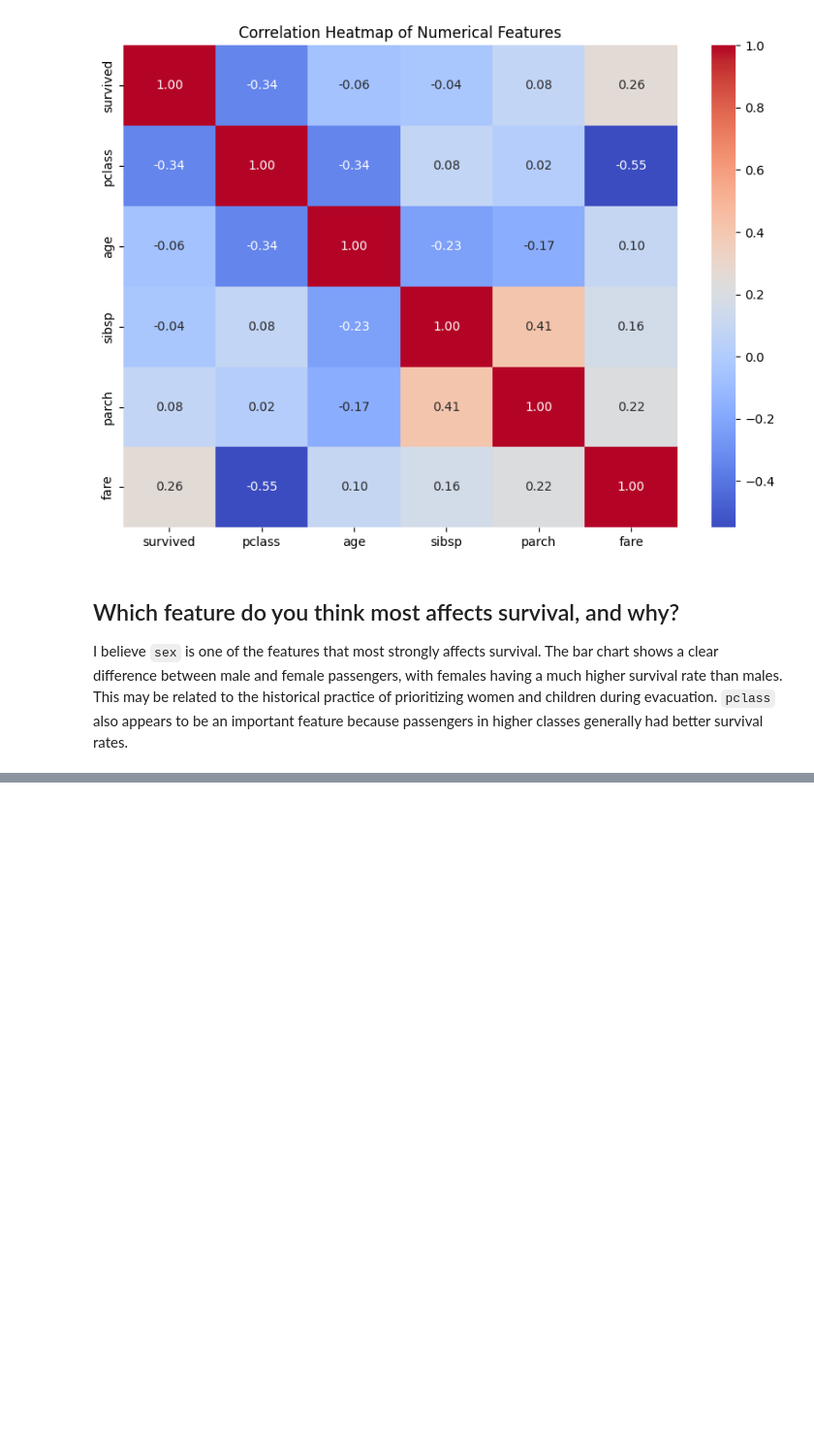
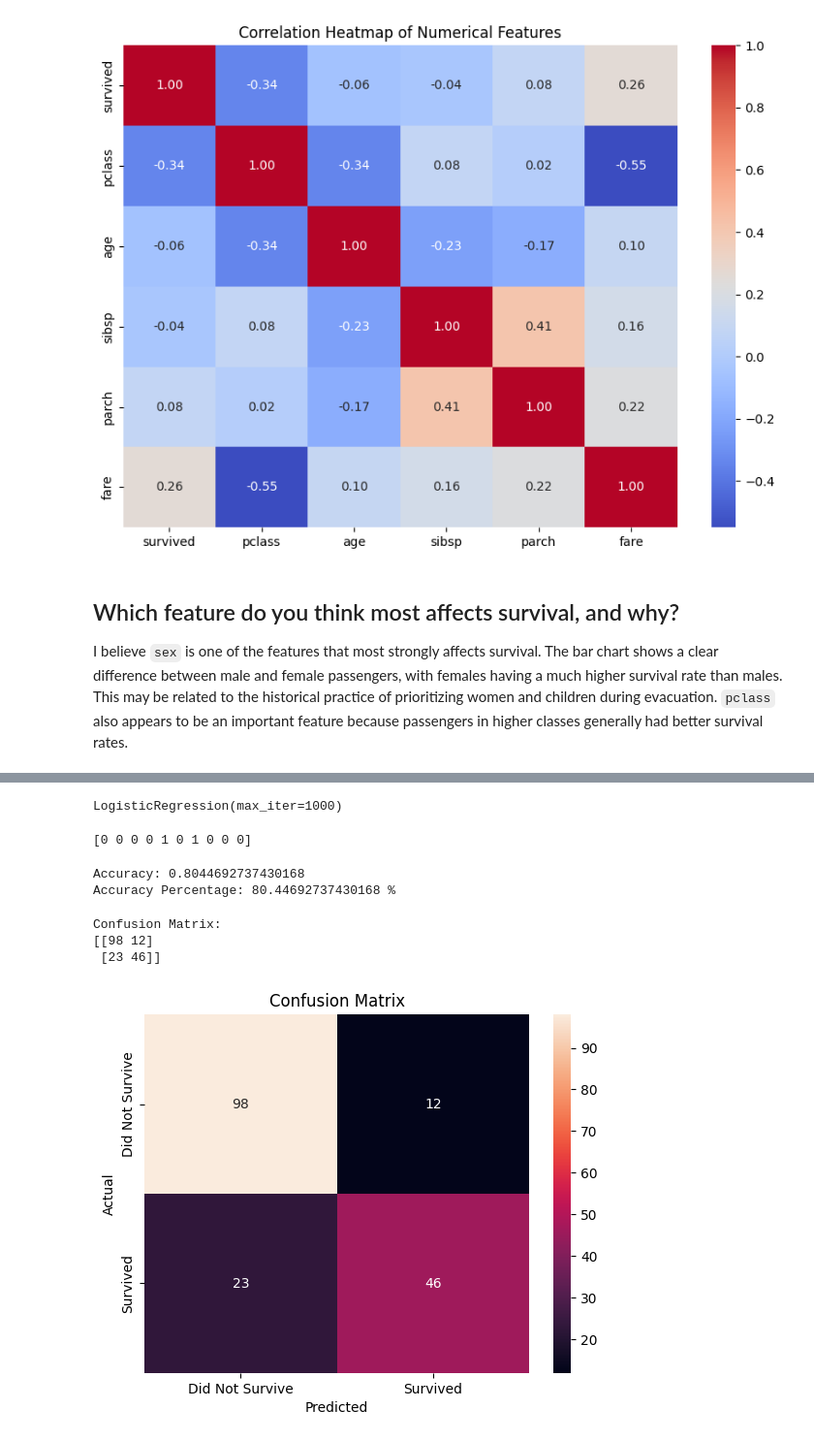
Before and after one commit to nauman1122/neurofive-ml-track, a Jupyter notebook: Week_01/titanic_eda_01.ipynb, the cells around one changed output, grey strips where cells are left out. Shown at 97% size. Drawn from its saved outputs; the diff is of its cells as text; code cells hidden in the pictures; blank space fills up the shorter version.

Commit message:
Add Logistic Regression model and README

```diff
--- a/Week_01/titanic_eda_01.ipynb
+++ b/Week_01/titanic_eda_01.ipynb
@@ -221,0 +306,10 @@ classes generally had better survival rates.
+# %%
+from sklearn.model_selection import train_test_split
+
+X_train, X_test, y_train, y_test = train_test_split(
+    X,
+    y,
+    test_size=0.2,
+    random_state=42,
+    stratify=y
+)
@@ -221,0 +322,53 @@ classes generally had better survival rates.
+# %%
+from sklearn.linear_model import LogisticRegression
+
+model = LogisticRegression(max_iter=1000)
+
+model.fit(X_train, y_train)
+# %% [output]
+LogisticRegression(max_iter=1000)
+# %%
+y_pred = model.predict(X_test)
+# %%
+print(y_pred[:10])
+# %% [output]
+[0 0 0 0 1 0 1 0 0 0]
+# %%
+from sklearn.metrics import accuracy_score
+
+accuracy = accuracy_score(y_test, y_pred)
+
+print("Accuracy:", accuracy)
+print("Accuracy Percentage:", accuracy * 100, "%")
+# %% [output]
+Accuracy: 0.8044692737430168
+Accuracy Percentage: 80.44692737430168 %
+# %%
+from sklearn.metrics import confusion_matrix
+
+cm = confusion_matrix(y_test, y_pred)
+
+print("Confusion Matrix:")
+print(cm)
+# %% [output]
+Confusion Matrix:
+[[98 12]
+ [23 46]]
+# %%
+import seaborn as sns
+import matplotlib.pyplot as plt
+
+sns.heatmap(
+    cm,
+    annot=True,
+    fmt="d",
+    xticklabels=["Did Not Survive", "Survived"],
+    yticklabels=["Did Not Survive", "Survived"]
+)
+
+plt.xlabel("Predicted")
+plt.ylabel("Actual")
+plt.title("Confusion Matrix")
+plt.show()
+# %% [output]
+[figure, added]
```
Also changed, not shown: parts of 10 cells of this notebook, 1 other file.
